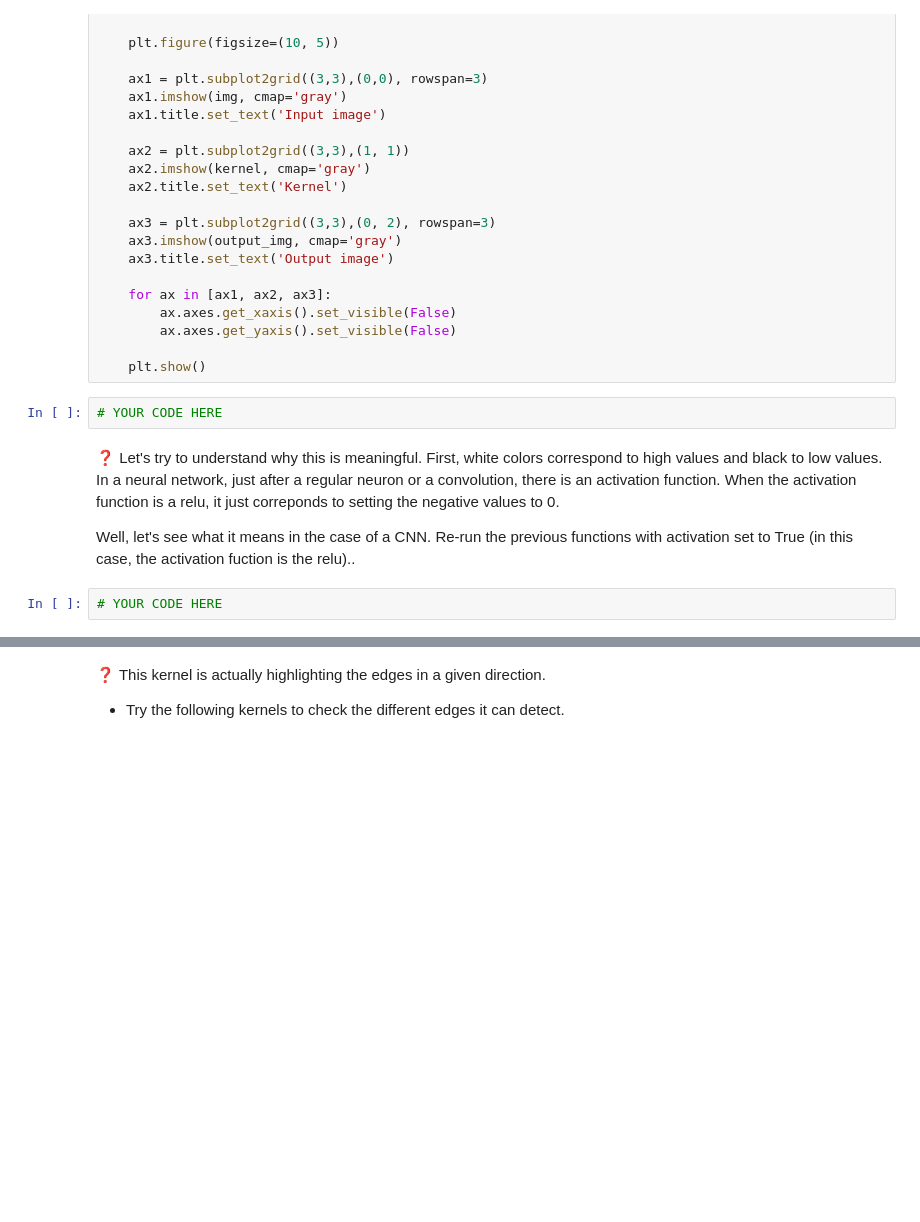
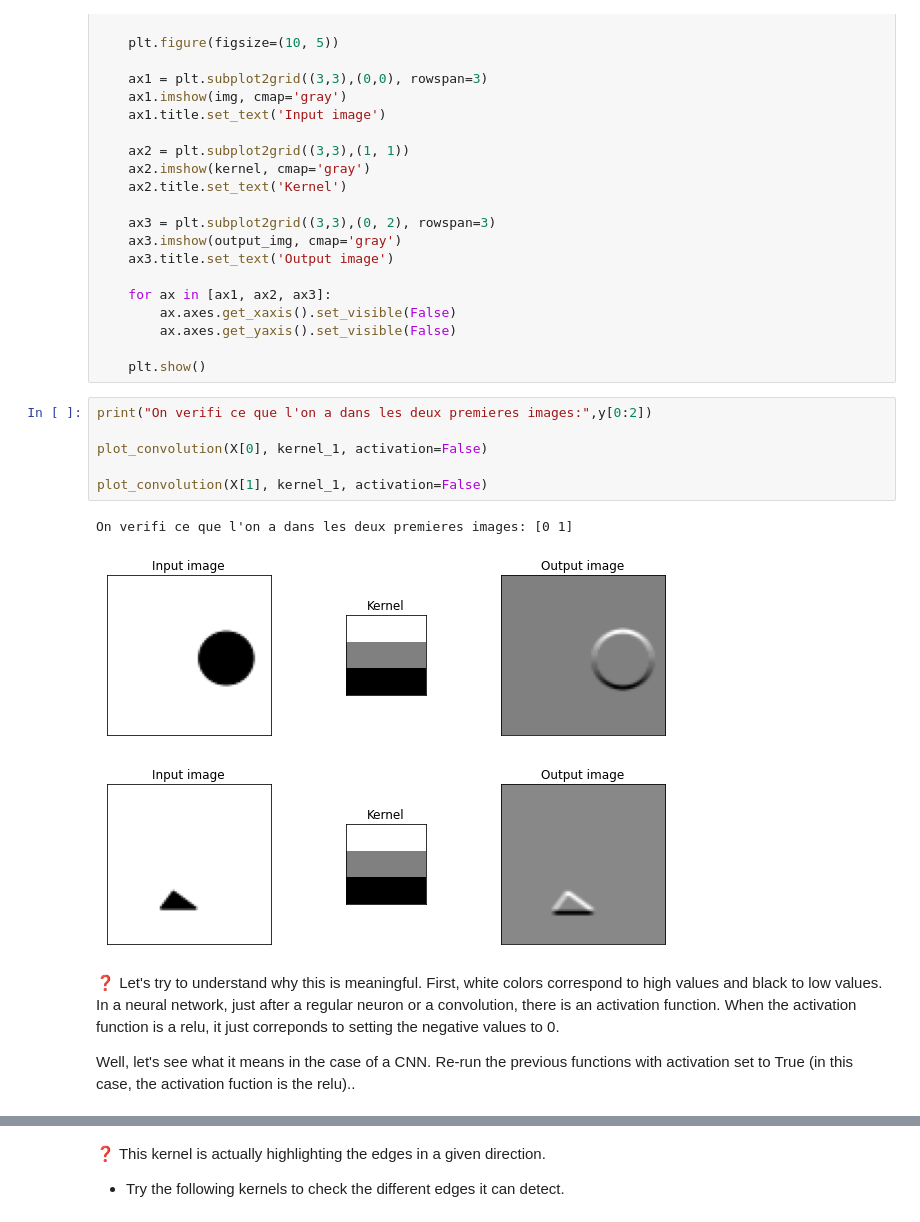
Before and after one commit to flo-collab/P10_my1st_deep, a Jupyter notebook: Exercise5/intuitions_on_convolutions.ipynb, the cells around one changed output, grey strips where cells are left out. Cells and saved outputs as stored; diff of their text form; blank space fills up the shorter version.

```diff
--- a/Exercise5/intuitions_on_convolutions.ipynb
+++ b/Exercise5/intuitions_on_convolutions.ipynb
@@ -177,12 +239,18 @@ def plot_convolution(img, kernel, activation=False):
         ax.axes.get_yaxis().set_visible(False)
 
     plt.show()
-# %%
-# YOUR CODE HERE
+# %%
+print("On verifi ce que l'on a dans les deux premieres images:",y[0:2])
+
+plot_convolution(X[0], kernel_1, activation=False)
+
+plot_convolution(X[1], kernel_1, activation=False)
+# %% [output]
+On verifi ce que l'on a dans les deux premieres images: [0 1]
+[figure, added]
+[figure, added]
 # %% [markdown]
 
 ❓ Let's try to understand why this is meaningful. First, white colors correspond to high values and black to low values. In a neural network, just after a regular neuron or a convolution, there is an activation function. When the activation function is a relu, it just correponds to setting the negative values to 0.
 
 Well, let's see what it means in the case of a CNN. Re-run the previous functions with activation set to True (in this case, the activation fuction is the relu)..
-# %%
-# YOUR CODE HERE
```
Also changed, not shown: parts of 43 cells of this notebook, 2 other files.
